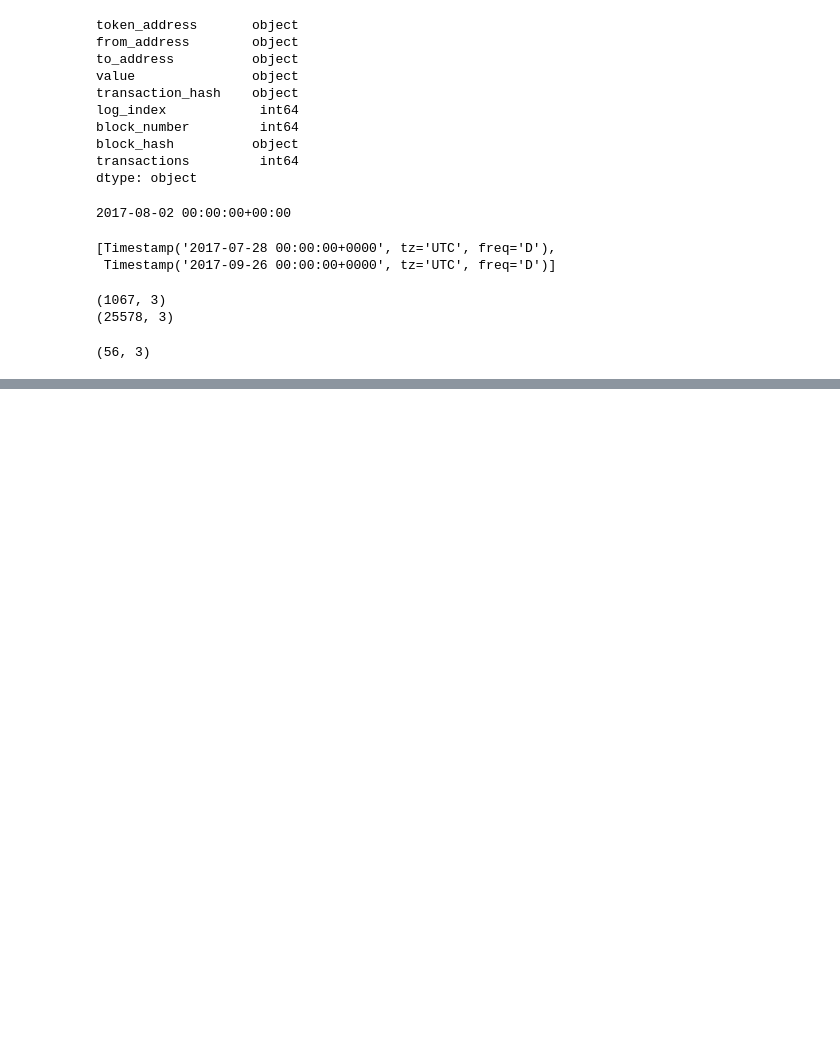
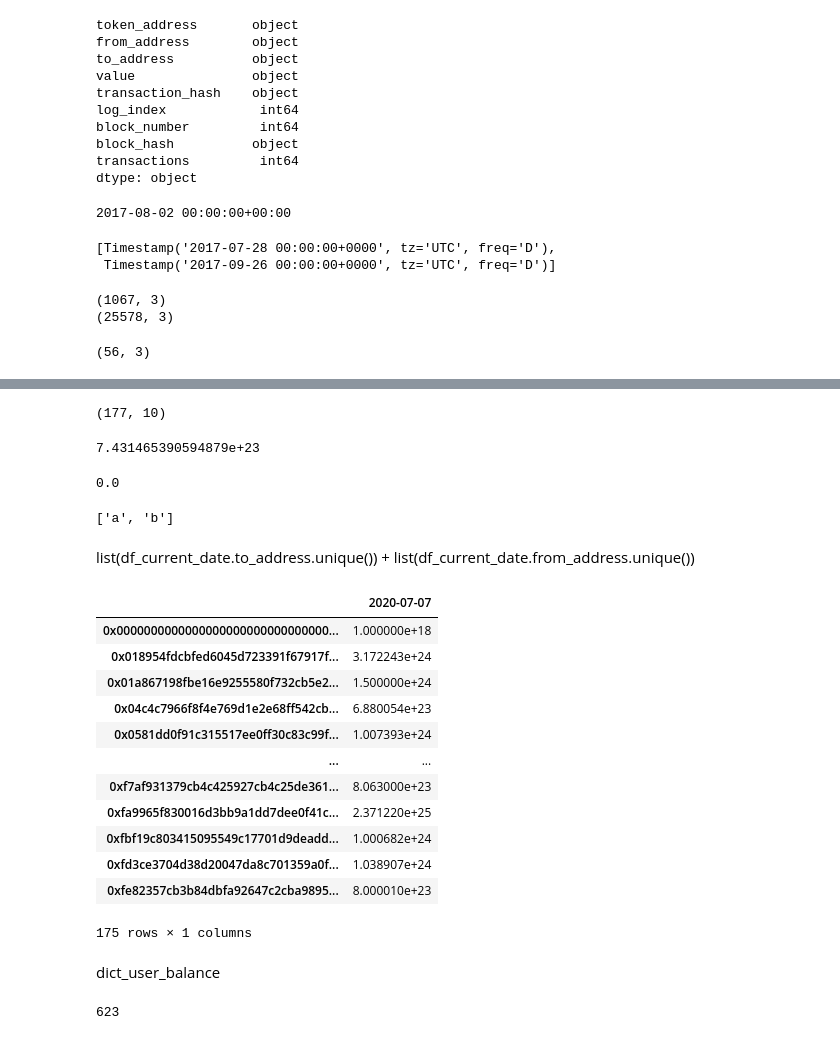
Before and after one commit to GabrielSGoncalves/time_series_study, a Jupyter notebook: ICO_fraud_detection/2020-07-25-Class_DeepICO_.ipynb, the cells around one changed output, grey strips where cells are left out. Drawn from its saved outputs; the diff is of its cells as text; code cells hidden in the pictures; blank space fills up the shorter version.

```diff
--- a/ICO_fraud_detection/2020-07-25-Class_DeepICO_.ipynb
+++ b/ICO_fraud_detection/2020-07-25-Class_DeepICO_.ipynb
@@ -534,0 +281,3 @@ model.fit(x, y, batch_size=32, epochs=10)
+# %%
+df_current_date = df_ico.loc[df_ico.date == start_date]
+df_current_date
@@ -534,0 +299,43 @@ model.fit(x, y, batch_size=32, epochs=10)
+# %%
+df_current_date.shape
+# %% [output]
+(177, 10)
+# %%
+df_current_date.loc[df_current_date.to_address == '0xb1a8a9f350b7a0218a9a762eaf4ee5c68c2435e9'].value.sum()
+# %% [output]
+7.431465390594879e+23
+# %%
+df_current_date.loc[df_current_date.from_address == '0xb1a8a9f350b7a0218a9a762eaf4ee5c68c2435e9'].value.sum()
+# %% [output]
+0.0
+# %%
+['a'] + ['b']
+# %% [output]
+['a', 'b']
+# %% [markdown]
+list(df_current_date.to_address.unique()) + list(df_current_date.from_address.unique())
+# %%
+date =
+dict_user_balance = {}
+for user in set(list(df_current_date.from_address.unique()) + list(df_current_date.to_address.unique())):
+    to_adress_value = df_current_date.loc[df_current_date.to_address == user].value.sum()
+    from_adress_value = df_current_date.loc[df_current_date.from_address == user].value.sum()
+    dict_user_balance[user] = to_adress_value - from_adress_value
+# %%
+pd.DataFrame.from_dict({str(current_date): dict_user_balance}, orient='columns')
+# %% [output]
+|  | 2020-07-07 |
+| 0x0000000000000000000000000000000... | 1.000000e+18 |
+| 0x018954fdcbfed6045d723391f67917f... | 3.172243e+24 |
+| 0x01a867198fbe16e9255580f732cb5e2... | 1.500000e+24 |
+| 0x04c4c7966f8f4e769d1e2e68ff542cb... | 6.880054e+23 |
+| 0x0581dd0f91c315517ee0ff30c83c99f... | 1.007393e+24 |
+| ... | ... |
+| 0xf7af931379cb4c425927cb4c25de361... | 8.063000e+23 |
+| 0xfa9965f830016d3bb9a1dd7dee0f41c... | 2.371220e+25 |
+| 0xfbf19c803415095549c17701d9deadd... | 1.000682e+24 |
+| 0xfd3ce3704d38d20047da8c701359a0f... | 1.038907e+24 |
+| 0xfe82357cb3b84dbfa92647c2cba9895... | 8.000010e+23 |
+175 rows × 1 columns
+# %% [markdown]
+dict_user_balance
@@ -534,0 +364,4 @@ model.fit(x, y, batch_size=32, epochs=10)
+# %%
+(df_ico['date'].max() - df_ico['date'].min()).days
+# %% [output]
+623
```
Also changed, not shown: parts of 66 cells of this notebook, 1 other file.
